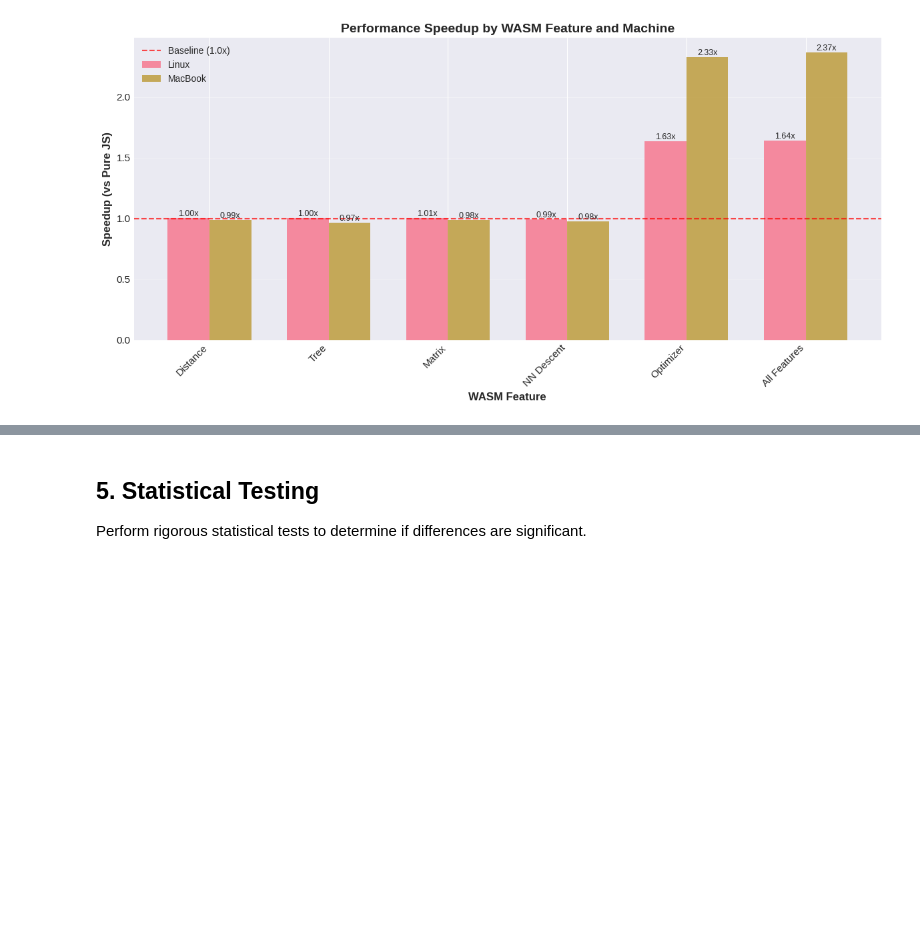
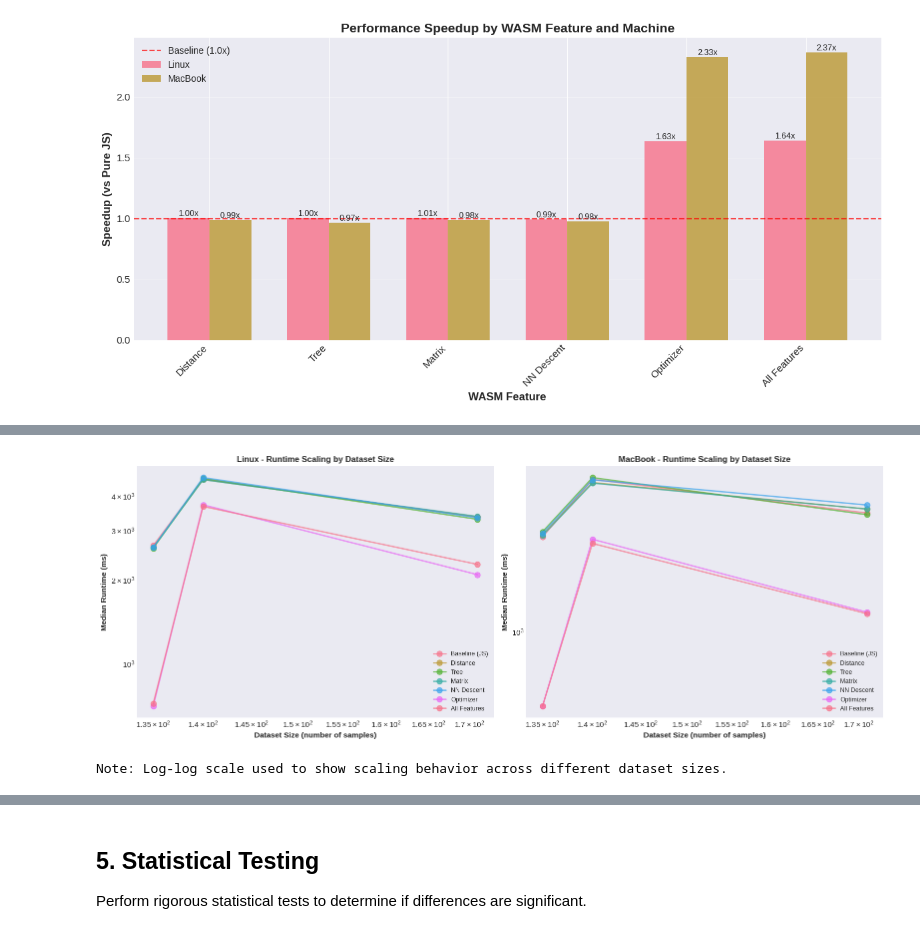
Before and after one commit to elarsaks/umap-bench, a Jupyter notebook: bench/analysis.ipynb, the cells around one changed output, grey strips where cells are left out. Drawn from its saved outputs; the diff is of its cells as text; code cells hidden in the pictures; blank space fills up the shorter version.

```diff
--- a/bench/analysis.ipynb
+++ b/bench/analysis.ipynb
@@ -313,0 +425,37 @@ plt.show()
+# %%
+# Visualize runtime scaling with dataset size
+fig, axes = plt.subplots(1, 2, figsize=(16, 6))
+
+feature_order = ['Baseline (JS)', 'Distance', 'Tree', 'Matrix', 'NN Descent', 'Optimizer', 'All Features']
+feature_order = [f for f in feature_order if f in df_clean['feature_name'].unique()]
+
+for idx, machine in enumerate(['Linux', 'MacBook']):
+    machine_data = df_clean[df_clean['machine_type'] == machine]
+
+    for feature in feature_order:
+        feature_data = machine_data[machine_data['feature_name'] == feature]
+        if len(feature_data) == 0:
+            continue
+
+        # Group by dataset size and calculate median runtime
+        size_runtime = feature_data.groupby('dataset_size')['runtime_ms'].median().sort_index()
+
+        axes[idx].plot(size_runtime.index, size_runtime.values,
+                      marker='o', label=feature, linewidth=2, markersize=8, alpha=0.7)
+
+    axes[idx].set_xlabel('Dataset Size (number of samples)', fontsize=11, fontweight='bold')
+    axes[idx].set_ylabel('Median Runtime (ms)', fontsize=11, fontweight='bold')
+    axes[idx].set_title(f'{machine} - Runtime Scaling by Dataset Size', fontsize=12, fontweight='bold')
+    axes[idx].legend(fontsize=9, loc='best')
+    axes[idx].grid(alpha=0.3)
+    axes[idx].set_xscale('log')
+    axes[idx].set_yscale('log')
+
+plt.tight_layout()
+plt.savefig('analysis_outputs/runtime_scaling_by_size.png', bbox_inches='tight')
+plt.show()
+
+print("Note: Log-log scale used to show scaling behavior across different dataset sizes.")
+# %% [output]
+[figure, added]
+Note: Log-log scale used to show scaling behavior across different dataset sizes.
```
Also changed, not shown: parts of 12 cells of this notebook, 4 other files.
